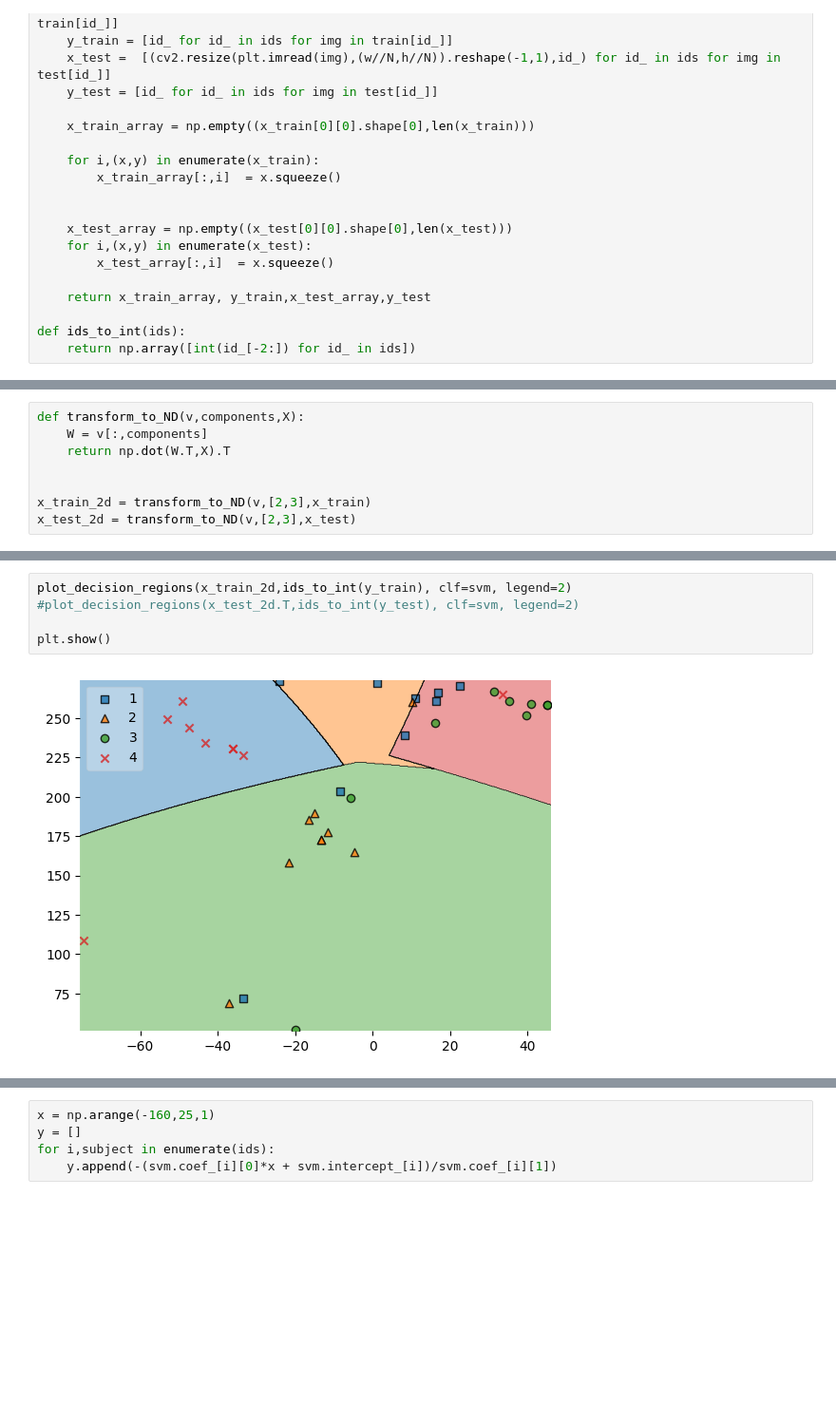
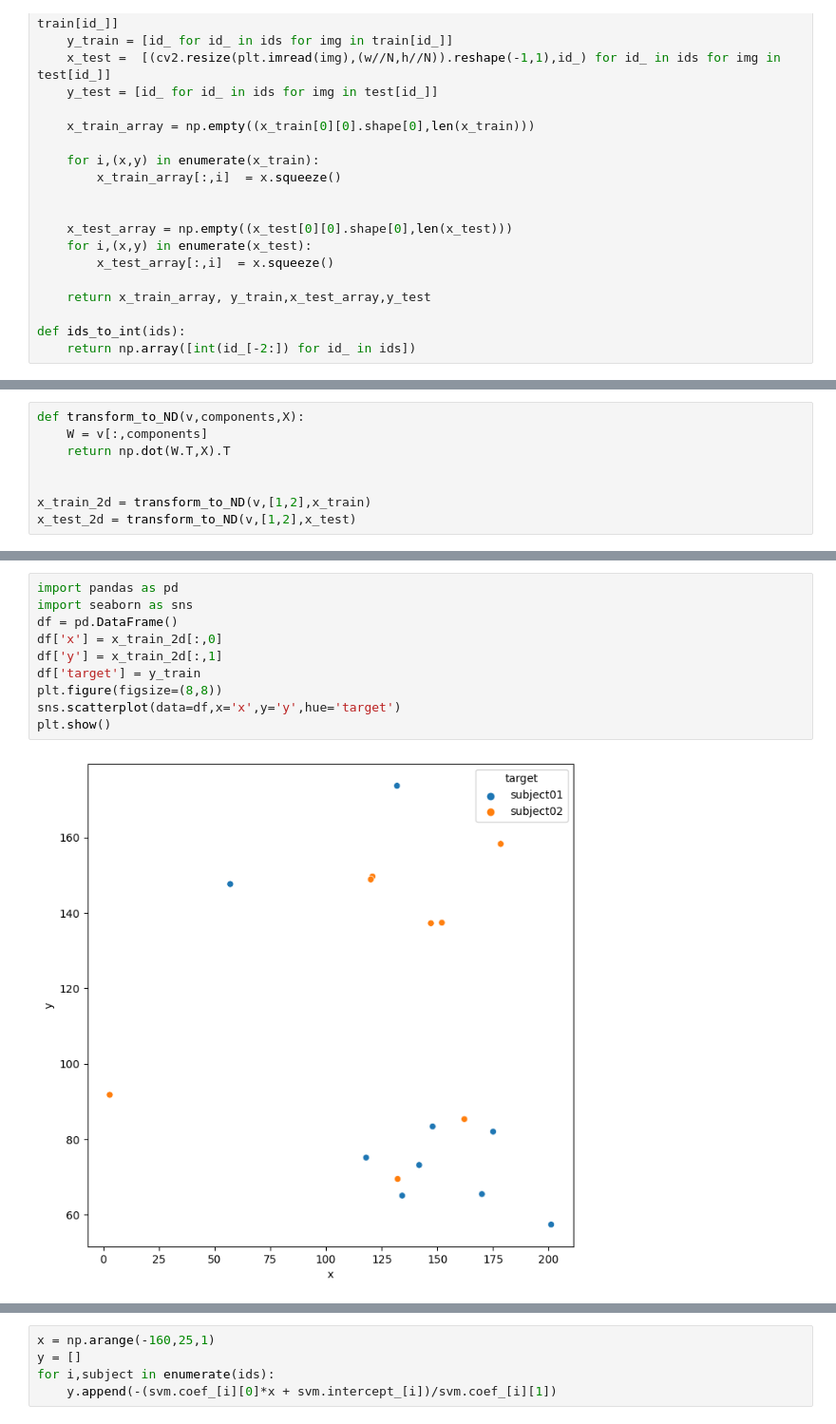
Before and after one commit to eet182561/ELL784, a Jupyter notebook: fisher/Asg2/Eigen vs Fischer Faces.ipynb, the cells around one changed output, grey strips where cells are left out. Shown: that part at 95% size. Drawn from its saved outputs; the diff is of its cells as text; blank space fills up the shorter version.

```diff
--- a/fisher/Asg2/Eigen vs Fischer Faces.ipynb
+++ b/fisher/Asg2/Eigen vs Fischer Faces.ipynb
@@ -92,5 +92,5 @@ def transform_to_ND(v,components,X):
     return np.dot(W.T,X).T
 
 
-x_train_2d = transform_to_ND(v,[2,3],x_train)
-x_test_2d = transform_to_ND(v,[2,3],x_test)
+x_train_2d = transform_to_ND(v,[1,2],x_train)
+x_test_2d = transform_to_ND(v,[1,2],x_test)
@@ -106,7 +97,12 @@ SVC(max_iter=10000000)
-# %%
-plot_decision_regions(x_train_2d,ids_to_int(y_train), clf=svm, legend=2)
-#plot_decision_regions(x_test_2d.T,ids_to_int(y_test), clf=svm, legend=2)
-
-plt.show()
-# %% [output]
-[figure, removed]
+# %%
+import pandas as pd
+import seaborn as sns
+df = pd.DataFrame()
+df['x'] = x_train_2d[:,0]
+df['y'] = x_train_2d[:,1]
+df['target'] = y_train
+plt.figure(figsize=(8,8))
+sns.scatterplot(data=df,x='x',y='y',hue='target')
+plt.show()
+# %% [output]
+[figure, added]
```
Also changed, not shown: parts of 8 cells of this notebook.
